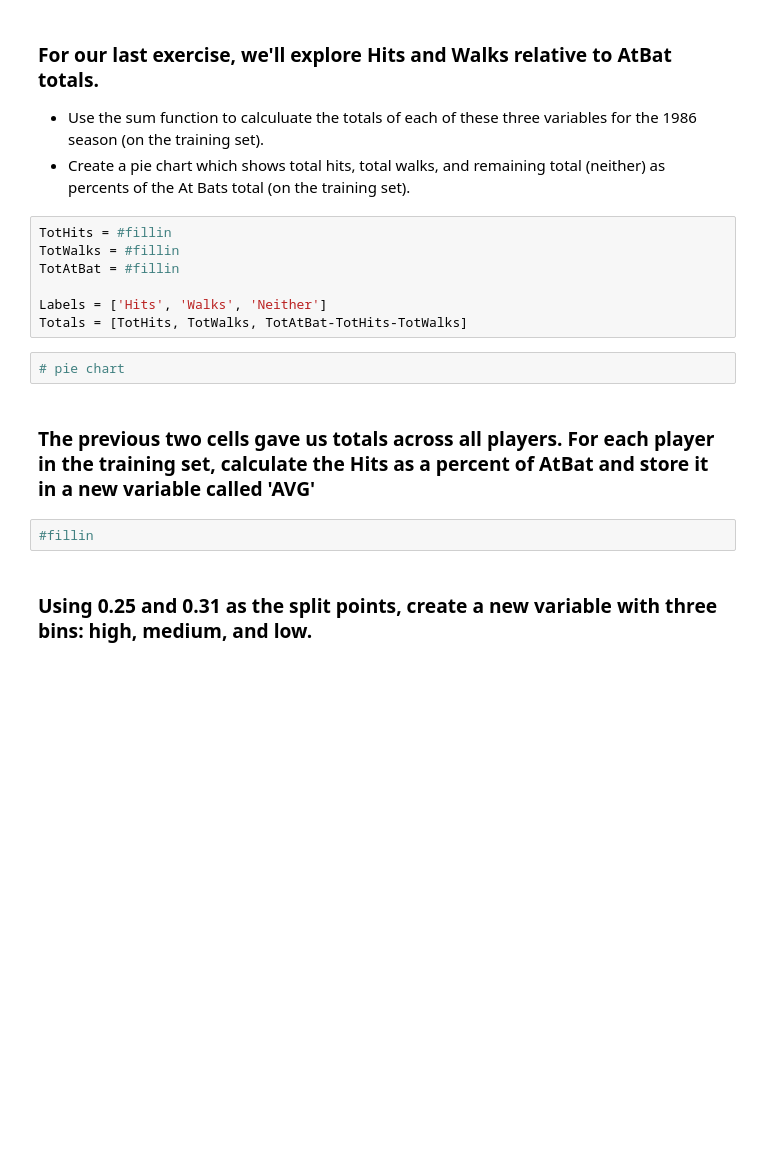
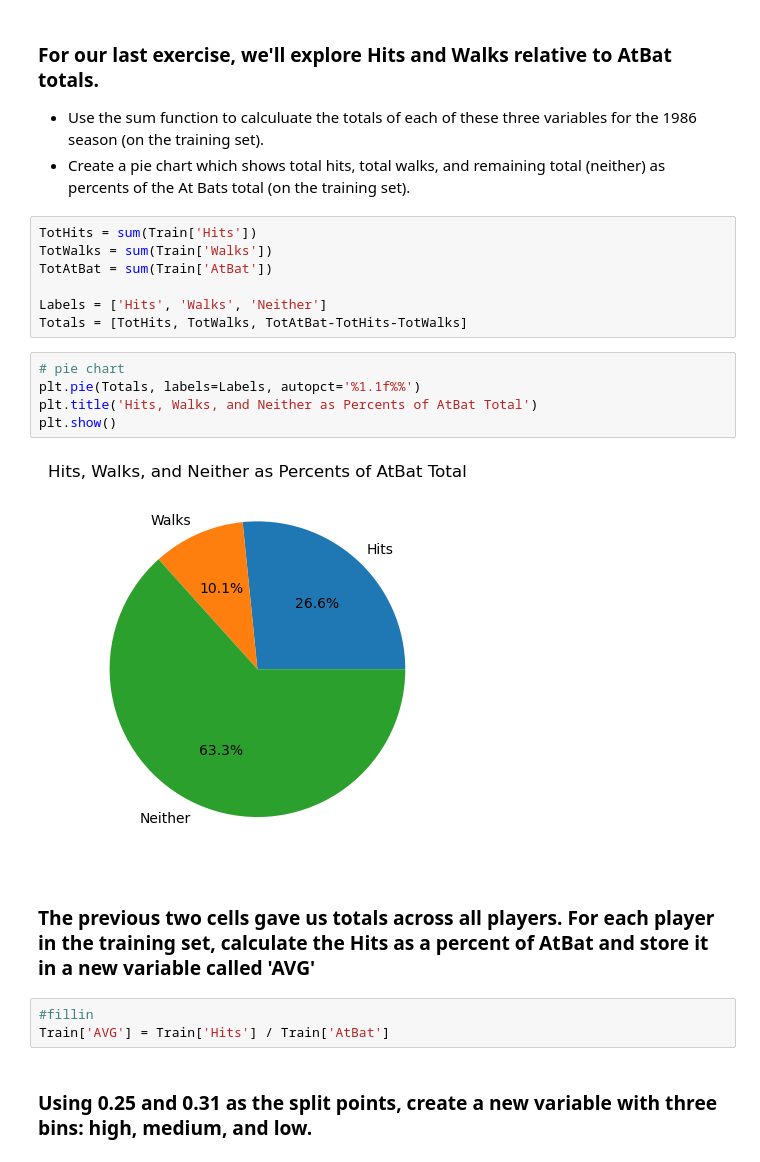
Before and after one commit to Divpath/code_2600, a Jupyter notebook: mod03_eda.ipynb, the cells around one changed output. Saved outputs shown, nothing was run; the diff lists cells and outputs as text; blank space fills up the shorter version.

```diff
--- a/mod03_eda.ipynb
+++ b/mod03_eda.ipynb
@@ -173,18 +172,24 @@ corr_matrix
 - Use the sum function to calculuate the totals of each of these three variables for the 1986 season (on the training set).
 - Create a pie chart which shows total hits, total walks, and remaining total (neither) as percents of the At Bats total (on the training set).
 # %%
-TotHits = #fillin
-TotWalks = #fillin
-TotAtBat = #fillin
+TotHits = sum(Train['Hits'])
+TotWalks = sum(Train['Walks'])
+TotAtBat = sum(Train['AtBat'])
 
 Labels = ['Hits', 'Walks', 'Neither']
 Totals = [TotHits, TotWalks, TotAtBat-TotHits-TotWalks]
 # %%
 # pie chart
+plt.pie(Totals, labels=Labels, autopct='%1.1f%%')
+plt.title('Hits, Walks, and Neither as Percents of AtBat Total')
+plt.show()
+# %% [output]
+[figure, added]
 # %% [markdown]
 ### The previous two cells gave us totals across all players. For each player in the training set, calculate the Hits as a percent of AtBat and store it in a new variable called 'AVG'
 # %%
 #fillin
+Train['AVG'] = Train['Hits'] / Train['AtBat']
 # %% [markdown]
 ### Using 0.25 and 0.31 as the split points, create a new variable with three bins: high, medium, and low.
 # %%
```
Also changed, not shown: parts of 5 cells of this notebook.
